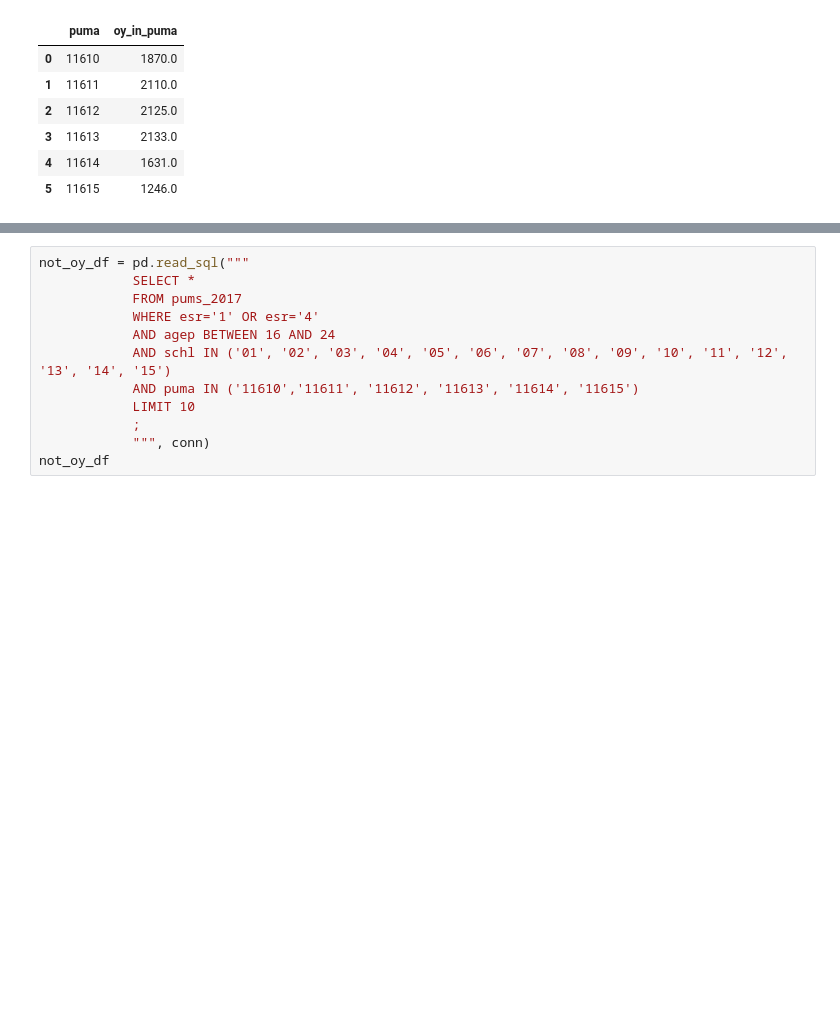
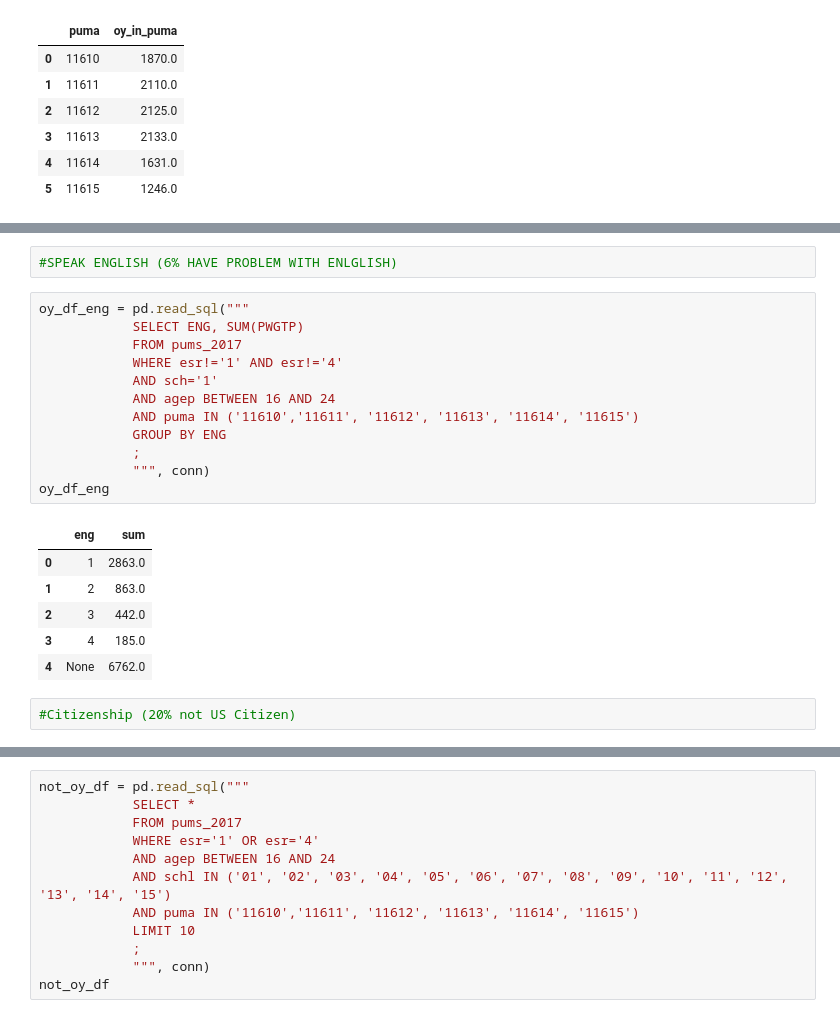
Before and after one commit to sam-thurman/dsc-mod-1-project-seattle-ds, a Jupyter notebook: notebooks/exploratory/02_Mihir_Exploratory.ipynb, the cells around one changed output, grey strips where cells are left out. Saved outputs shown, nothing was run; the diff lists cells and outputs as text; blank space fills up the shorter version.

```diff
--- a/notebooks/exploratory/02_Mihir_Exploratory.ipynb
+++ b/notebooks/exploratory/02_Mihir_Exploratory.ipynb
@@ -40,0 +261,23 @@ oy_df_per_puma
+# %%
+#SPEAK ENGLISH (6% HAVE PROBLEM WITH ENLGLISH)
+# %%
+oy_df_eng = pd.read_sql("""
+            SELECT ENG, SUM(PWGTP)
+            FROM pums_2017
+            WHERE esr!='1' AND esr!='4'
+            AND sch='1'
+            AND agep BETWEEN 16 AND 24
+            AND puma IN ('11610','11611', '11612', '11613', '11614', '11615')
+            GROUP BY ENG
+            ;
+            """, conn)
+oy_df_eng
+# %% [output]
+|  | eng | sum |
+| 0 | 1 | 2863.0 |
+| 1 | 2 | 863.0 |
+| 2 | 3 | 442.0 |
+| 3 | 4 | 185.0 |
+| 4 | None | 6762.0 |
+# %%
+#Citizenship (20% not US Citizen)
```
Also changed, not shown: parts of 23 cells of this notebook, 2 other files.
